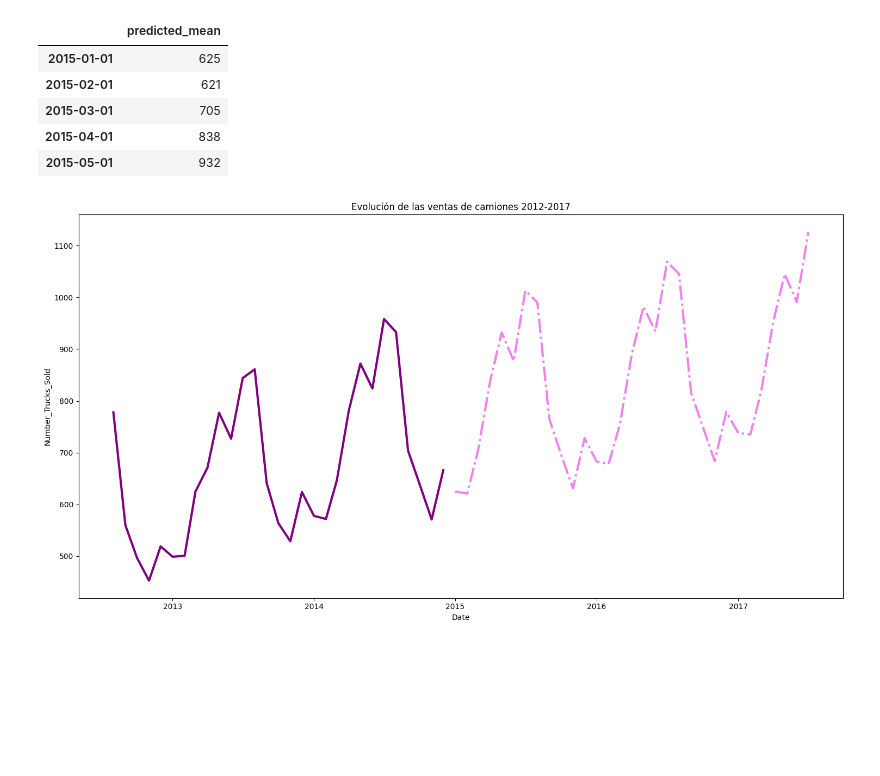
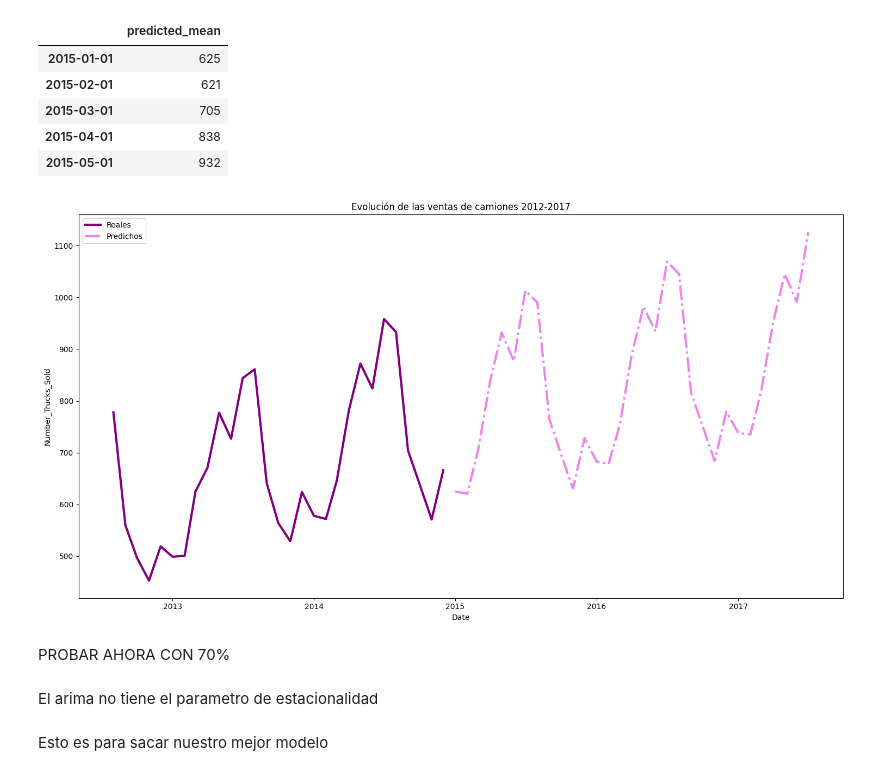
Before and after one commit to jgilsu11/laboratorio-modulo9-leccion2_series_temporales, a Jupyter notebook: laboratorio-modulo9-leccion02-series-temporales-sarima.ipynb, the cells around one changed output. Saved outputs shown, nothing was run; the diff lists cells and outputs as text; code cells hidden in the pictures; blank space fills up the shorter version.

```diff
--- a/laboratorio-modulo9-leccion02-series-temporales-sarima.ipynb
+++ b/laboratorio-modulo9-leccion02-series-temporales-sarima.ipynb
@@ -549,9 +571,11 @@ datos_predichos.head()
 # %%
 
 plt.figure(figsize=(15,8))
-sns.lineplot(x=y_test.index, y = "Number_Trucks_Sold", data= y_test, color = "purple", linewidth=3)
-sns.lineplot(x=datos_predichos.index, y = "predicted_mean", data= datos_predichos, color = "violet", linewidth=3, linestyle='-.')
+sns.lineplot(x=y_test.index, y = "Number_Trucks_Sold", data= y_test, color = "purple", linewidth=3,label="Reales", legend=True)
+sns.lineplot(x=datos_predichos.index, y = "predicted_mean", data= datos_predichos, color = "violet", linewidth=3, linestyle='-.',label="Predichos")
 plt.title("Evolución de las ventas de camiones 2012-2017")
 plt.tight_layout();
 # %% [output]
-[figure, old version]
+[figure, new version]
+# %% [markdown]
+PROBAR AHORA CON 70%
@@ -557,0 +586,2 @@ plt.tight_layout();
+# %% [markdown]
+El arima no tiene el parametro de estacionalidad
@@ -557,0 +593,2 @@ plt.tight_layout();
+# %% [markdown]
+Esto es para sacar nuestro mejor modelo
```
Also changed, not shown: parts of 79 cells of this notebook, 1 other file.
